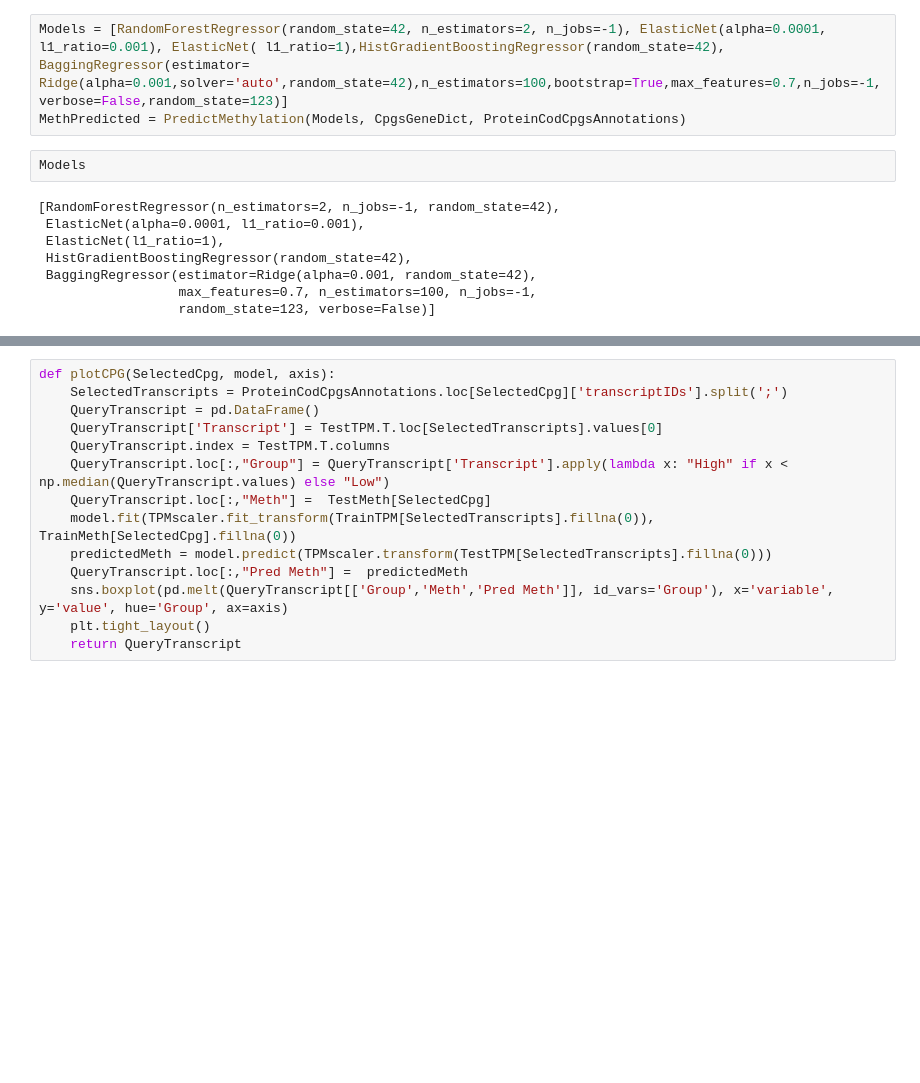
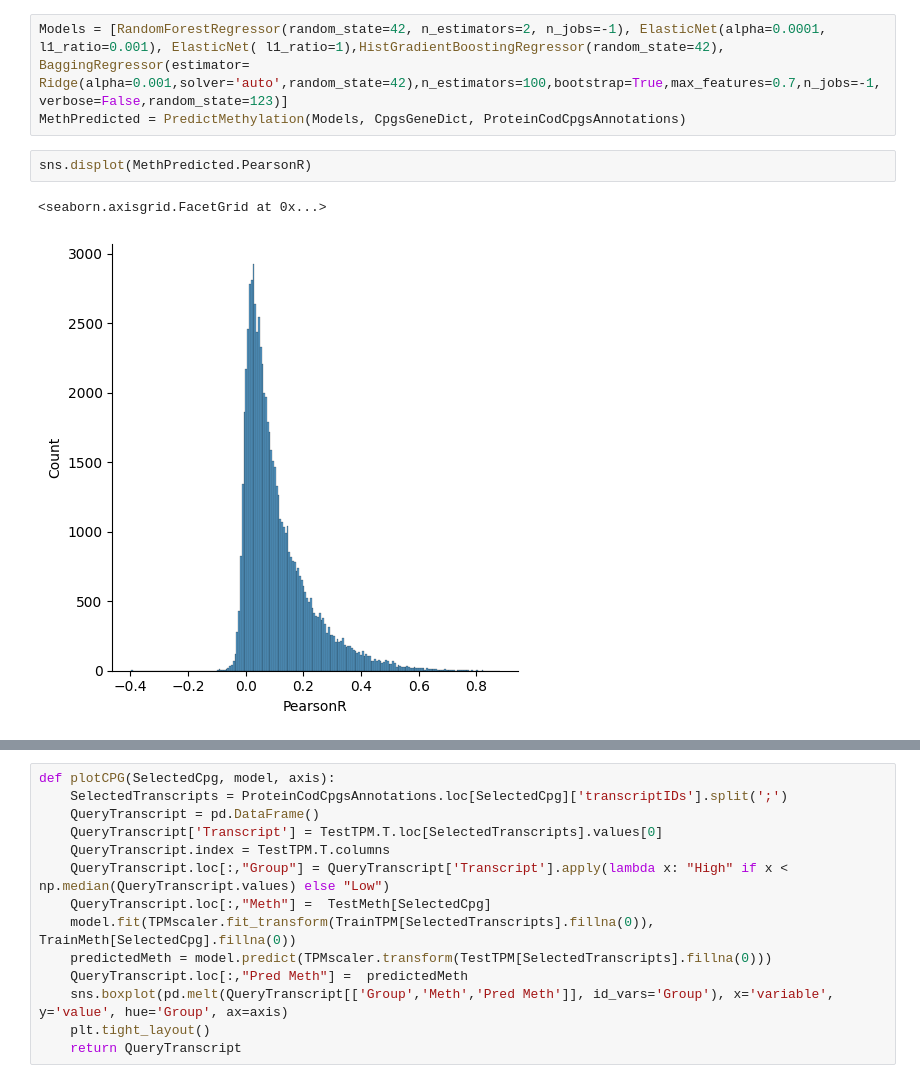
Before and after one commit to ansarahmadjaved/methpred, a Jupyter notebook: main.ipynb, the cells around one changed output, grey strips where cells are left out. Saved outputs shown, nothing was run; the diff lists cells and outputs as text; blank space fills up the shorter version.

```diff
--- a/main.ipynb
+++ b/main.ipynb
@@ -165,13 +165,8 @@ CpgsGeneDict = ProteinCodCpgsAnnotations[ProteinCodCpgsAnnotations['transcriptID
 Models = [RandomForestRegressor(random_state=42, n_estimators=2, n_jobs=-1), ElasticNet(alpha=0.0001, l1_ratio=0.001), ElasticNet( l1_ratio=1),HistGradientBoostingRegressor(random_state=42),
 BaggingRegressor(estimator= Ridge(alpha=0.001,solver='auto',random_state=42),n_estimators=100,bootstrap=True,max_features=0.7,n_jobs=-1,verbose=False,random_state=123)]
 MethPredicted = PredictMethylation(Models, CpgsGeneDict, ProteinCodCpgsAnnotations)
-# %%
-Models
-# %% [output]
-[RandomForestRegressor(n_estimators=2, n_jobs=-1, random_state=42),
- ElasticNet(alpha=0.0001, l1_ratio=0.001),
- ElasticNet(l1_ratio=1),
- HistGradientBoostingRegressor(random_state=42),
- BaggingRegressor(estimator=Ridge(alpha=0.001, random_state=42),
-                  max_features=0.7, n_estimators=100, n_jobs=-1,
-                  random_state=123, verbose=False)]
+# %%
+sns.displot(MethPredicted.PearsonR)
+# %% [output]
+<seaborn.axisgrid.FacetGrid at 0x...>
+[figure, added]
```
Also changed, not shown: parts of 3 cells of this notebook.
